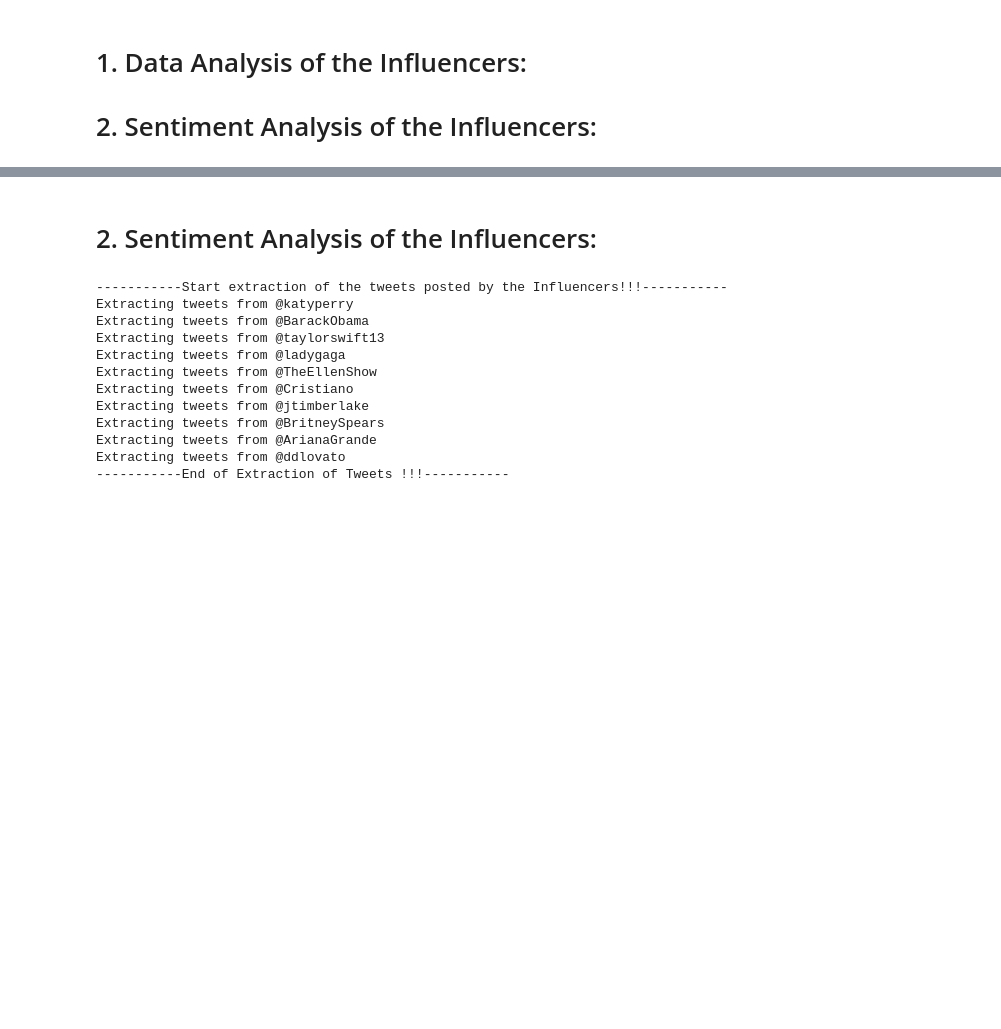
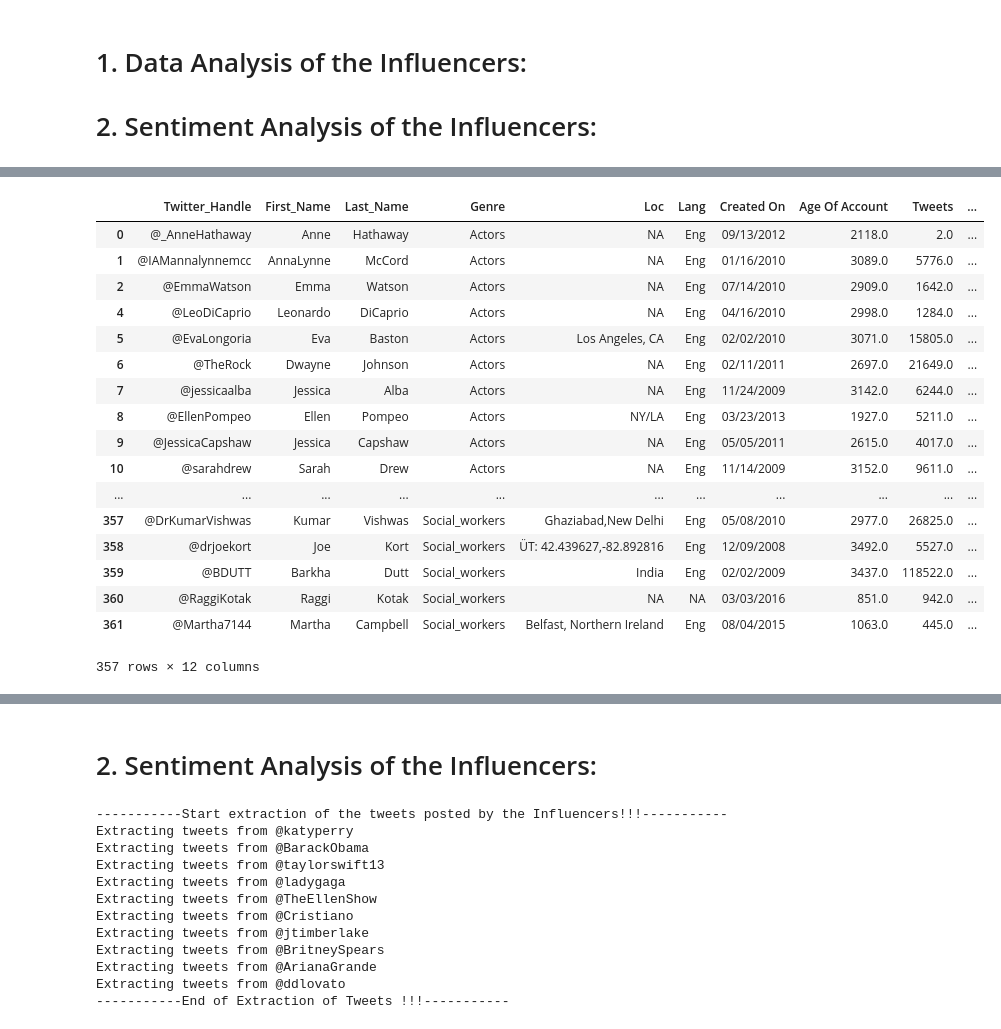
Before and after one commit to Riicha/DataDash, a Jupyter notebook: Main.ipynb, the cells around one changed output, grey strips where cells are left out. Cells and saved outputs as stored; diff of their text form; code cells hidden in the pictures; blank space fills up the shorter version.

```diff
--- a/Main.ipynb
+++ b/Main.ipynb
@@ -228,0 +172,22 @@ top_ten_influencer
+# %%
+#  TM - Print the DF
+Data_Influencers_DF
+# %% [output]
+|  | Twitter_Handle | First_Name | Last_Name | Genre | Loc | Lang | Created On | Age Of Account | Tweets | ... |
+| 0 | @_AnneHathaway | Anne | Hathaway | Actors | NA | Eng | 09/13/2012 | 2118.0 | 2.0 | ... |
+| 1 | @IAMannalynnemcc | AnnaLynne | McCord | Actors | NA | Eng | 01/16/2010 | 3089.0 | 5776.0 | ... |
+| 2 | @EmmaWatson | Emma | Watson | Actors | NA | Eng | 07/14/2010 | 2909.0 | 1642.0 | ... |
+| 4 | @LeoDiCaprio | Leonardo | DiCaprio | Actors | NA | Eng | 04/16/2010 | 2998.0 | 1284.0 | ... |
+| 5 | @EvaLongoria | Eva | Baston | Actors | Los Angeles, CA | Eng | 02/02/2010 | 3071.0 | 15805.0 | ... |
+| 6 | @TheRock | Dwayne | Johnson | Actors | NA | Eng | 02/11/2011 | 2697.0 | 21649.0 | ... |
+| 7 | @jessicaalba | Jessica | Alba | Actors | NA | Eng | 11/24/2009 | 3142.0 | 6244.0 | ... |
+| 8 | @EllenPompeo | Ellen | Pompeo | Actors | NY/LA | Eng | 03/23/2013 | 1927.0 | 5211.0 | ... |
+| 9 | @JessicaCapshaw | Jessica | Capshaw | Actors | NA | Eng | 05/05/2011 | 2615.0 | 4017.0 | ... |
+| 10 | @sarahdrew | Sarah | Drew | Actors | NA | Eng | 11/14/2009 | 3152.0 | 9611.0 | ... |
+| ... | ... | ... | ... | ... | ... | ... | ... | ... | ... | ... |
+| 357 | @DrKumarVishwas | Kumar | Vishwas | Social_workers | Ghaziabad,New Delhi | Eng | 05/08/2010 | 2977.0 | 26825.0 | ... |
+| 358 | @drjoekort | Joe | Kort | Social_workers | ÜT: 42.439627,-82.892816 | Eng | 12/09/2008 | 3492.0 | 5527.0 | ... |
+| 359 | @BDUTT | Barkha | Dutt | Social_workers | India | Eng | 02/02/2009 | 3437.0 | 118522.0 | ... |
+| 360 | @RaggiKotak | Raggi | Kotak | Social_workers | NA | NA | 03/03/2016 | 851.0 | 942.0 | ... |
+| 361 | @Martha7144 | Martha | Campbell | Social_workers | Belfast, Northern Ireland | Eng | 08/04/2015 | 1063.0 | 445.0 | ... |
+357 rows × 12 columns
```
Also changed, not shown: parts of 51 cells of this notebook.
